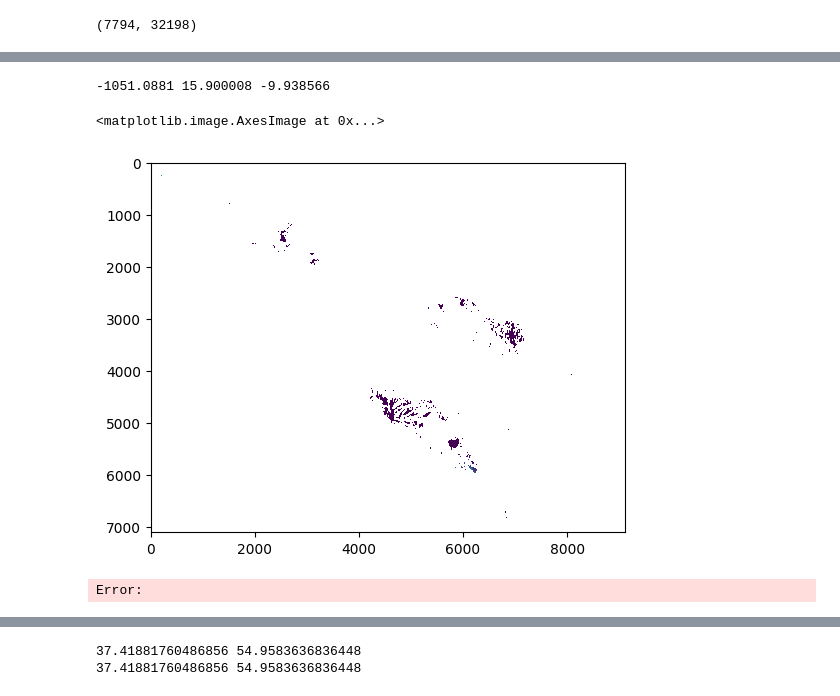
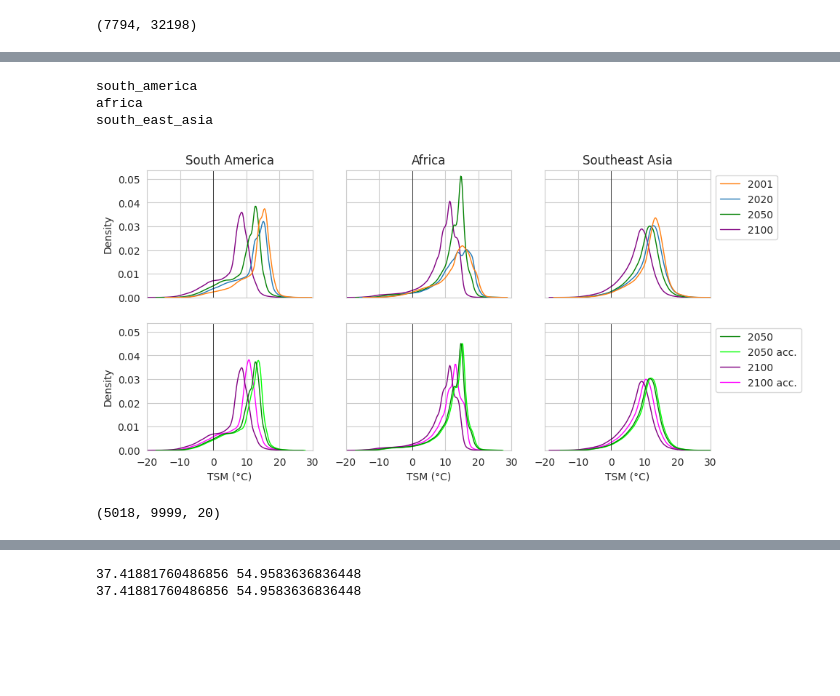
Before and after one commit to gaslen/Tcrit_tropical, a Jupyter notebook: figures.ipynb, the cells around one changed output, grey strips where cells are left out. Cells and saved outputs as stored; diff of their text form; code cells hidden in the pictures; blank space fills up the shorter version.

```diff
--- a/figures.ipynb
+++ b/figures.ipynb
@@ -136,11 +155,56 @@ KeyboardInterrupt:
 # %%
-tsm_2020_sa_gaston = tsm_2020_sa_gaston[...,-1]
-print(np.nanmin(tsm_2020_sa_gaston), np.nanmax(tsm_2020_sa_gaston), np.nanmean(tsm_2020_sa_gaston))
+data = {}
+for continent, slice in geo_slices.items():
+    tsm_2001_2020_data = np.load(DATA_PATH + f"/outputs/TSM_2001_2020_{continent}_{version}.npy")
+
+    data[continent] = {
+        '2001': tsm_2001_2020_data[...,0].flatten(),
+        '2020': tsm_2001_2020_data[...,-1].flatten(),
+        '2050': np.load(DATA_PATH + f"/outputs/TSM_2050_{continent}_{version}.npy").flatten(),
+        '2050 acc.': np.load(DATA_PATH + f"/outputs/TSM_2050_acclim_{continent}_{version}.npy").flatten(),
+        '2100': np.load(DATA_PATH + f"/outputs/TSM_2100_{continent}_{version}.npy").flatten(),
+        '2100 acc.': np.load(DATA_PATH + f"/outputs/TSM_2100_acclim_{continent}_{version}.npy").flatten(),
+    }
-# %% [output]
--1051.0881 15.900008 -9.938566
+# %%
+sns.set_style("whitegrid")
+fig, (axs_top, axs_bottom) = plt.subplots(2, 3, figsize=(10, 5), sharex=True, sharey=True)
+colors_top = ['tab:orange', 'tab:blue', 'green', 'purple']
+colors_bottom = ['green', 'lime', 'purple', 'fuchsia']
+
+for ax1, ax2, continent, continent_title in zip(
+    axs_top, axs_bottom,
+    ['south_america', 'africa', 'south_east_asia'],
+    ["South America", "Africa", "Southeast Asia"]
+):
+    print(continent)
+    df = pd.DataFrame(data[continent]).dropna(axis=0, how='all')
+    df1 = pd.melt(df[['2001','2020','2050','2100']], var_name='year', value_name='TSM').dropna()
+    df2 = pd.melt(df[['2050','2050 acc.','2100','2100 acc.']], var_name='year', value_name='TSM').dropna()
+
+    legend = False if continent != "south_east_asia" else True
+    sns.kdeplot(df1, x='TSM', hue='year', palette=colors_top, legend=legend, fill=False, linewidth=1, ax=ax1)
+    sns.kdeplot(df2, x='TSM', hue='year', palette=colors_bottom, legend=legend, fill=False, linewidth=1, ax=ax2)
+
+    ax1.set_title(continent_title)
+    ax2.set_xlabel('TSM (°C)')
+    ax1.set_xlim((-20,30))
+    ax1.axvline(0, color='black', linewidth=0.5)
+    ax2.axvline(0, color='black', linewidth=0.5)
+    if legend:
+        sns.move_legend(ax1, "upper left", bbox_to_anchor=(1, 1), title=None)
+        sns.move_legend(ax2, "upper left", bbox_to_anchor=(1, 1), title=None)
+
+plt.savefig("figures/resubmission/TSM_distributions.pdf", bbox_inches='tight')
+plt.show()
+# %% [output]
+south_america
+africa
+south_east_asia
+[figure, added]
 # %%
-plt.imshow(tsm_2020_sa_gaston, vmin=-5, vmax=10)
+delta_tsurf_2050 = rio.open(DATA_PATH + '/2050-2100_temperatures/delta_tsurf_2020_2050.tif', 'r').read(1)
+delta_tsurf_2100 = rio.open(DATA_PATH + '/2050-2100_temperatures/delta_tsurf_2020_2100.tif', 'r').read(1)
+delta_tsurf_2050[delta_tsurf_2050==-20] = np.nan
+delta_tsurf_2100[delta_tsurf_2100==-20] = np.nan
 # %% [output]
-<matplotlib.image.AxesImage at 0x...>
+(5018, 9999, 20)
-[figure, removed]
-Error:
```
Also changed, not shown: parts of 16 cells of this notebook, 3 other files.
